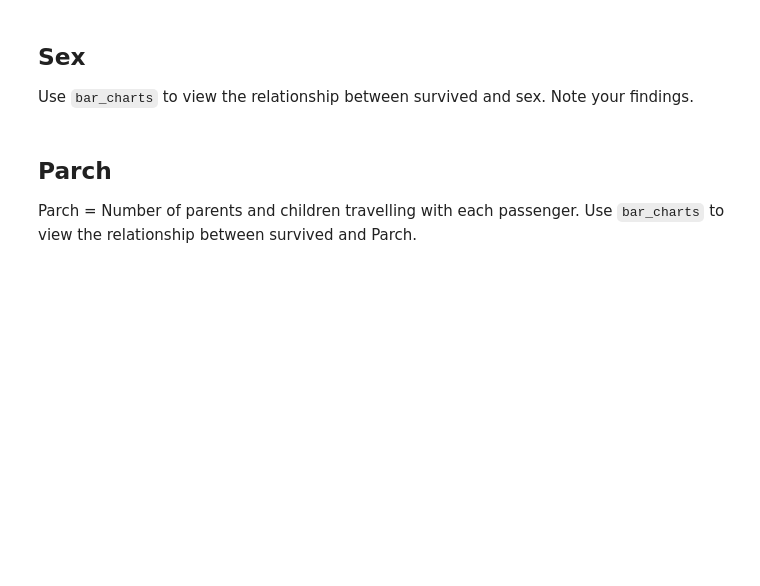
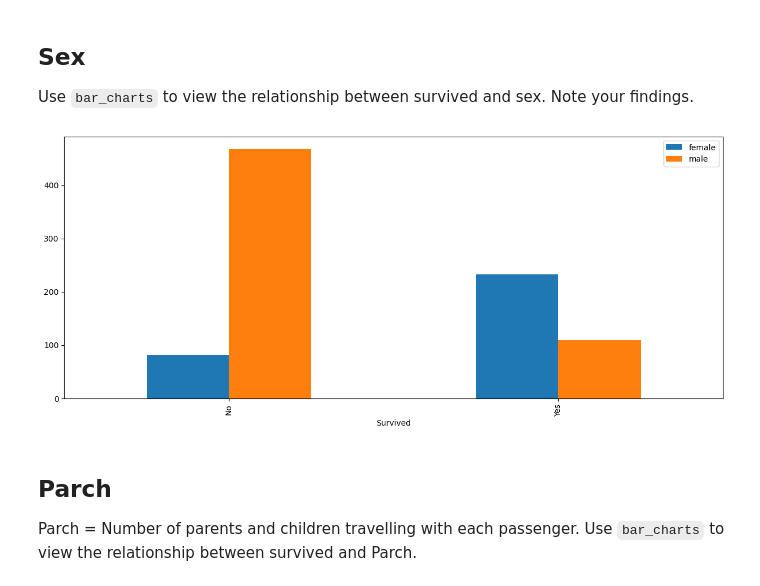
Before and after one commit to VeraLyu2022/iod, a Jupyter notebook: Module 2/Lab 2/IOD_Lab-2_2_1.ipynb, the cells around one changed output. Drawn from its saved outputs; the diff is of its cells as text; code cells hidden in the pictures; blank space fills up the shorter version.

```diff
--- a/Module 2/Lab 2/IOD_Lab-2_2_1.ipynb
+++ b/Module 2/Lab 2/IOD_Lab-2_2_1.ipynb
@@ -220,3 +253,9 @@ Use `bar_charts` to view the relationship between survived and sex.  Note your f
+# %%
+# ANSWER
+bar_charts(titanic, 'Sex')
+#female has more chances to survive than male.
+# %% [output]
+[figure, added]
 # %% [markdown]
 ## Parch
 
```
Also changed, not shown: parts of 24 cells of this notebook, 2 other files.
